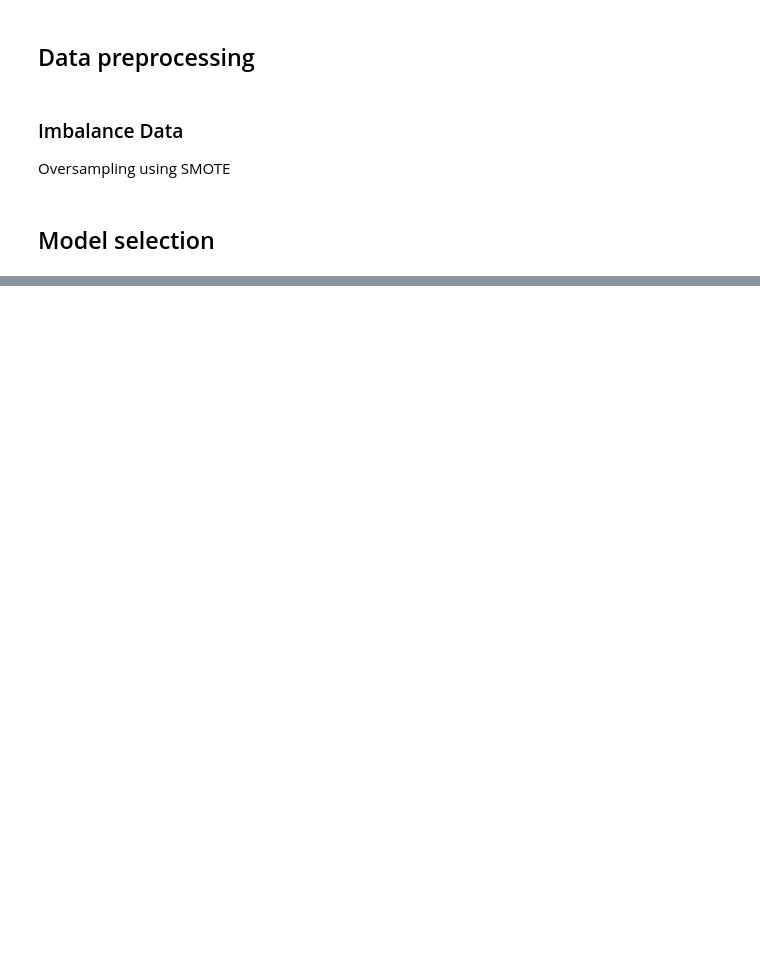
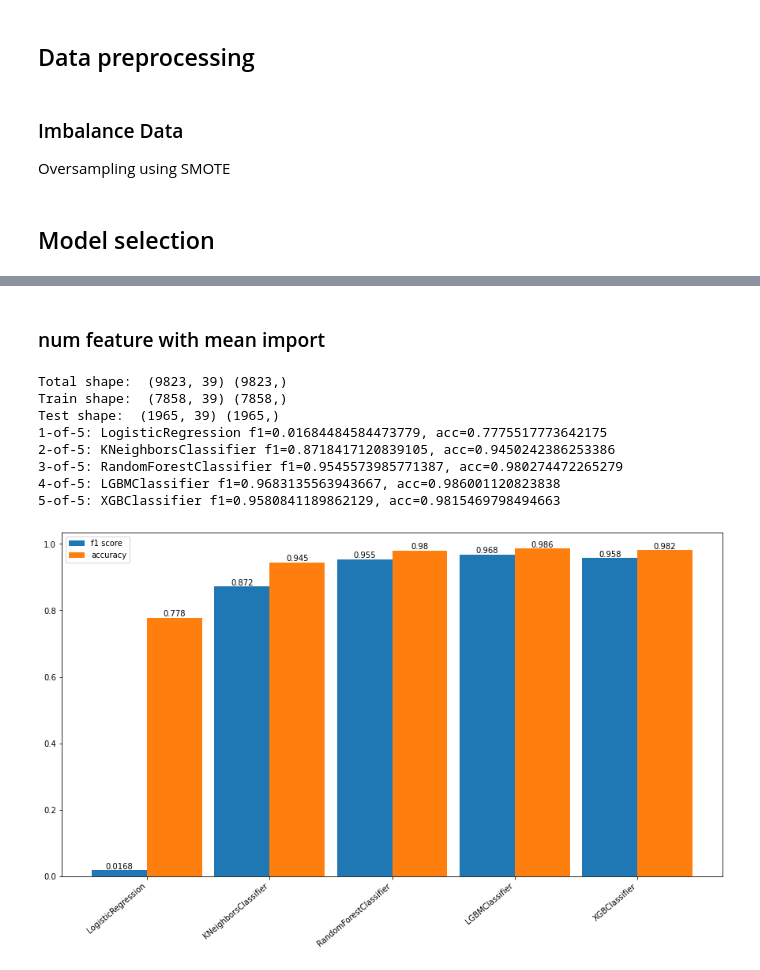
Before and after one commit to kuotuantuan/Fraud-Detection, a Jupyter notebook: Random Forest/ethereum-fraud-detection-eda-model-selection.ipynb, the cells around one changed output, grey strips where cells are left out. Drawn from its saved outputs; the diff is of its cells as text; code cells hidden in the pictures; blank space fills up the shorter version.

```diff
--- a/Random Forest/ethereum-fraud-detection-eda-model-selection.ipynb
+++ b/Random Forest/ethereum-fraud-detection-eda-model-selection.ipynb
@@ -477,0 +444,31 @@ plot_features_importance(best_model.feature_importances_)
+# %% [markdown]
+### num feature with mean import
+# %%
+cv = StratifiedKFold(5, shuffle=True, random_state=42)
+
+classifiers = [
+    LogisticRegression(random_state=42),
+    KNeighborsClassifier(),
+    RandomForestClassifier(random_state=42),
+    lgb.LGBMClassifier(random_state=42),
+    xgb.XGBClassifier(random_state=42)
+]
+
+preprocessing_pipeline = Pipeline([
+    ('impoter', SimpleImputer(strategy='mean')),
+    ('nomalize', MinMaxScaler())
+    # ('standard', StandardScaler())
+])
+
+x, y, x_train, y_train, x_test, y_test = data_preporcess(df[num_feature_list+['FLAG']], test_size=0.2, random_state=1234, shuffle=True)
+model_select(x_train, y_train, classifiers, cv)
+# %% [output]
+Total shape:  (9823, 39) (9823,)
+Train shape:  (7858, 39) (7858,)
+Test shape:  (1965, 39) (1965,)
+1-of-5: LogisticRegression f1=0.01684484584473779, acc=0.7775517773642175
+2-of-5: KNeighborsClassifier f1=0.8718417120839105, acc=0.9450242386253386
+3-of-5: RandomForestClassifier f1=0.9545573985771387, acc=0.980274472265279
+4-of-5: LGBMClassifier f1=0.9683135563943667, acc=0.986001120823838
+5-of-5: XGBClassifier f1=0.9580841189862129, acc=0.9815469798494663
+[figure, added]
```
Also changed, not shown: parts of 27 cells of this notebook.
